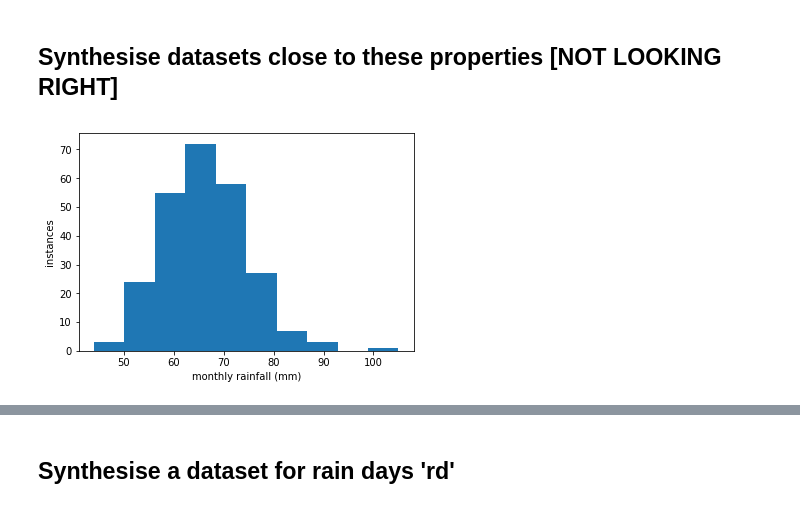
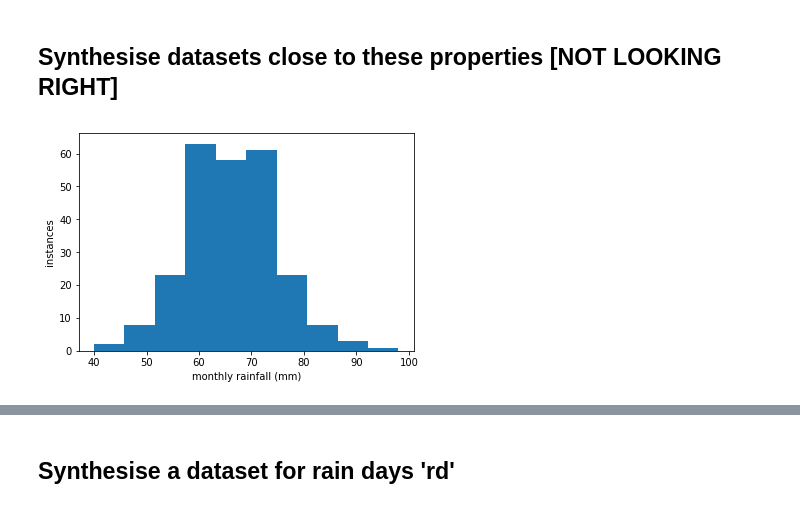
Before and after one commit to Aqua5lad/PDA-Dec-Project, a Jupyter notebook: PDA Project Dec 2018.ipynb, the cells around one changed output, grey strips where cells are left out. Saved outputs shown, nothing was run; the diff lists cells and outputs as text; code cells hidden in the pictures.

Commit message:
tried Poisson & Normal

```diff
--- a/PDA Project Dec 2018.ipynb
+++ b/PDA Project Dec 2018.ipynb
@@ -606,12 +608,12 @@ As expected from the above plots, the coefficient of correlation between 'rain'
 # %% [markdown]
 ## Synthesise datasets close to these properties [NOT LOOKING RIGHT]
 # %%
-# Monthly Rainfall (rain) looks like a Poison distribution.
+# Monthly Rainfall (rain) looks like a Poisson distribution.
 # generate a random sample of 250 values using a poision distribution with lamda of 66
-s = np.random.poisson(lam=(66), size=(250))
+srain = np.random.poisson(lam=(66), size=(250))
 plt.xlabel ('monthly rainfall (mm)')
 plt.ylabel ('instances')
-plt.hist(s)
+plt.hist(srain)
 plt.show()
 # %% [output]
-[figure, old version]
+[figure, new version]
```
Also changed, not shown: parts of 15 cells of this notebook, 1 other file.
